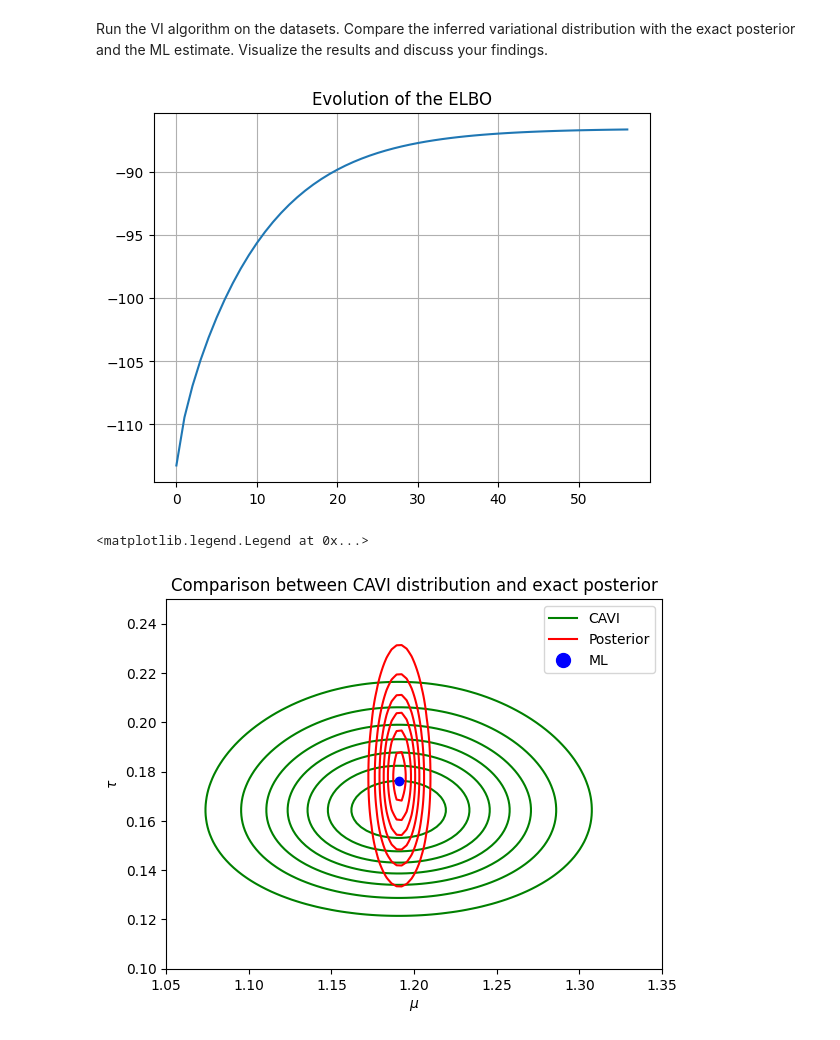
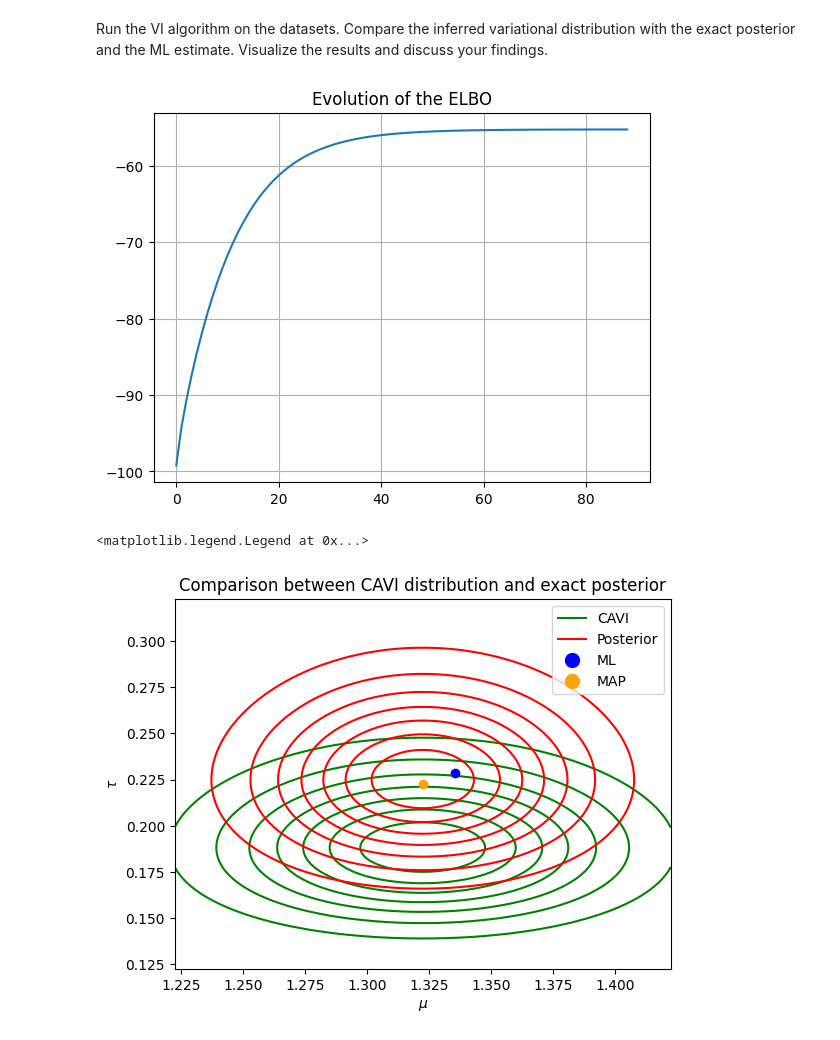
Before and after one commit to imjustmark/ML-Advanced-1A, a Jupyter notebook: 1A-2-HT24.ipynb, the cells around one changed output. Saved outputs shown, nothing was run; the diff lists cells and outputs as text; code cells hidden in the pictures.

```diff
--- a/1A-2-HT24.ipynb
+++ b/1A-2-HT24.ipynb
@@ -42,11 +42,16 @@ plt.show()
 
 Find ML estimates of the variables μ and τ
 # %%
-def ML_est(data, a_0, b_0, mu_0, lambda_0):
+def MAP_est(data, a_0, b_0, mu_0, lambda_0):
   N = np.shape(data)[0]
   sum_xn = np.sum(data)
-  mu_ml = (lambda_0 * mu_0 + sum_xn) / (N + lambda_0)
-  tau_ml = ((N-3)/2 + a_0) / (1/2 * np.sum((data - mu_ml)**2) + lambda_0/2 * (mu_ml - mu_0)**2 + b_0)
+  mu_map = (lambda_0 * mu_0 + sum_xn) / (N + lambda_0)
+  tau_map = ((N-3)/2 + a_0) / (1/2 * np.sum((data - mu_map)**2) + lambda_0/2 * (mu_map - mu_0)**2 + b_0)
+  return mu_map, tau_map
+
+def ML_est(data, a_0, b_0, mu_0, lambda_0):
+  mu_ml = np.mean(data)
+  tau_ml = 1/np.mean(np.square(data - mu_ml))
   return mu_ml, tau_ml
 # %% [markdown]
 ### ***Question 1.2.9:***
@@ -73,13 +78,13 @@ b_0 = 1
 # %% [markdown]
 Continue with a helper function that computes ELBO:
 # %%
-from scipy.special import digamma
+from scipy.special import digamma, loggamma
 from scipy.special import gamma as gamma_function
 sq2 = np.square
 def compute_elbo (D, a_0, b_0, mu_0, lambda_0, a_N , b_N, mu_N, lambda_N):
   N = D.shape[0]
   digamma_term = ((N-3)/2 + a_0 + a_N)*(digamma(a_N) - np.log(b_N))
-  constants_term = -0.5 * np.log(lambda_N) + lambda_N*sq2(mu_N) + a_N*(np.log(b_N)-1)-np.log(gamma_function(a_N))
+  constants_term = -0.5 * np.log(lambda_N) + lambda_N*sq2(mu_N) + a_N*(np.log(b_N)-1)-loggamma(a_N)
   fraction_term = -0.5*a_N/b_N * ( (N+lambda_0)/lambda_N  - (N+lambda_0)*sq2(mu_N) - 2*mu_N * (lambda_0*mu_0 + np.sum(D, axis=0)) + lambda_0*sq2(mu_0) + 2*b_0 + np.sum(sq2(D), axis=0))
   return digamma_term + constants_term + fraction_term
   # +f(a_0, b_0, lambda_0, D)
@@ -97,7 +102,7 @@ def CAVI_updates(D, a_0, b_0, mu_0, lambda_0, a_N , b_N, mu_N, lambda_N):
 def CAVI(D, a_0, b_0, mu_0, lambda_0):
   initial_guess_exp_tau = a_0 / b_0
   # Convergence threshold
-  threshold = 0.0001
+  threshold = 0.00001
   max_iters = 1000
   step_size = 0.1
 
@@ -123,7 +128,6 @@ def CAVI(D, a_0, b_0, mu_0, lambda_0):
   # Shenanigans so that the first iteration of the while loop works
   elbo_0 = compute_elbo(D, a_0, b_0, mu_0, lambda_0, a_Ns[-1] , b_Ns[-1], mu_Ns[-1], lambda_Ns[-1])
   elbos = [elbo_0, elbo_0*(1-threshold*3)]
-
   i = 1
   while elbos[-2] / elbos[-1] - 1 >= threshold and i < max_iters:
     mu_N, lambda_N, a_N, b_N = CAVI_updates(D, a_0, b_0, mu_0, lambda_0, a_N , b_N, mu_N, lambda_N)
@@ -147,38 +151,43 @@ findings.
 # %%
 from scipy.stats import norm
 from scipy.stats import gamma as gamma_dist
 from matplotlib.lines import Line2D
 
-mu_ml, tau_ml = ML_est(dataset_2, a_0, b_0, mu_0, lambda_0)
-a_N, b_N, mu_N, lambda_N, elbos = CAVI(dataset_2, a_0, b_0, mu_0, lambda_0)
+dataset = dataset_2
+mu_ml, tau_ml = ML_est(dataset, a_0, b_0, mu_0, lambda_0)
+mu_map, tau_map = MAP_est(dataset, a_0, b_0, mu_0, lambda_0)
+a_N, b_N, mu_N, lambda_N, elbos = CAVI(dataset, a_0, b_0, mu_0, lambda_0)
 
 # Plot convergence of the ELBO
 plt.plot(elbos[1:])
 plt.grid(True)
 plt.title("Evolution of the ELBO")
 plt.show()
 
 # Plot exact posterior and CAVI result
-mus = np.linspace(1.05, 1.35, 100)
-taus = np.linspace(0.1, 0.25, 100)
+mus = np.linspace(mu_map - 0.1, mu_map + 0.1, 100)
+taus = np.linspace(tau_map - 0.1, tau_map + 0.1, 100)
 X, Y = np.meshgrid(mus,taus)
 
-exact_post_dist_param = compute_exact_posterior(dataset_2, a_0, b_0, mu_0, lambda_0)
+exact_post_dist_param = compute_exact_posterior(dataset, a_0, b_0, mu_0, lambda_0)
 cavi_param = [a_N[-1], b_N[-1], mu_N[-1], lambda_N[-1]]
 cavi_distribution = gamma_dist.pdf(x=Y, a=cavi_param[0], scale=1/cavi_param[1]) * norm.pdf(x=X, loc=cavi_param[2], scale=1/cavi_param[3])
-posterior_distribution = gamma_dist.pdf(x=Y, a=exact_post_dist_param[0], scale=1/exact_post_dist_param[1]) * norm.pdf(x=X,loc=exact_post_dist_param[2], scale=1/exact_post_dist_param[3])
+sample_tau = gamma_dist.mean(a=exact_post_dist_param[0], scale=1/exact_post_dist_param[1])
+true_post_distribution = gamma_dist.pdf(x=Y, a=exact_post_dist_param[0], scale=1/exact_post_dist_param[1]) * norm.pdf(x=X,loc=exact_post_dist_param[2], scale=1/(exact_post_dist_param[3] * sample_tau))
 
 fig, ax = plt.subplots()
 cs = ax.contour(X,Y,cavi_distribution, colors="green")
-cs = ax.contour(X,Y,posterior_distribution, colors="red")
+cs = ax.contour(X,Y, true_post_distribution, colors="red")
 ax.plot(mu_ml, tau_ml, marker="o", markeredgecolor="blue", markerfacecolor="blue", label="ML")
+ax.plot(mu_map, tau_map, marker="o", markeredgecolor="orange", markerfacecolor="orange", label="MAP")
 plt.xlabel("$\mu$")
 plt.ylabel("$\\tau$")
 plt.title("Comparison between CAVI distribution and exact posterior")
-legend_elements = [Line2D([],[],color=c) for c in ["green","red"]] + [Line2D([0], [0], marker='o', color='blue', label='ML',
-                                                                      markerfacecolor='blue', markersize=10, ls = '')]
-plt.legend(legend_elements,["CAVI", "Posterior", "ML"])
+legend_elements = [Line2D([],[],color=c) for c in ["green","red"]] + [Line2D([0], [0],
+                marker='o', color='blue', label='ML', markerfacecolor='blue', markersize=10, ls = '')] + [Line2D([0], [0],
+                marker='o', color='orange', label='MAP', markerfacecolor='orange', markersize=10, ls = '')]
+plt.legend(legend_elements,["CAVI", "Posterior","ML", "MAP"])
 # %% [output]
-[figure, old version]
+[figure, new version]
 <matplotlib.legend.Legend at 0x...>
-[figure, old version]
+[figure, new version]
```
Also changed, not shown: parts of 1 cell of this notebook.
